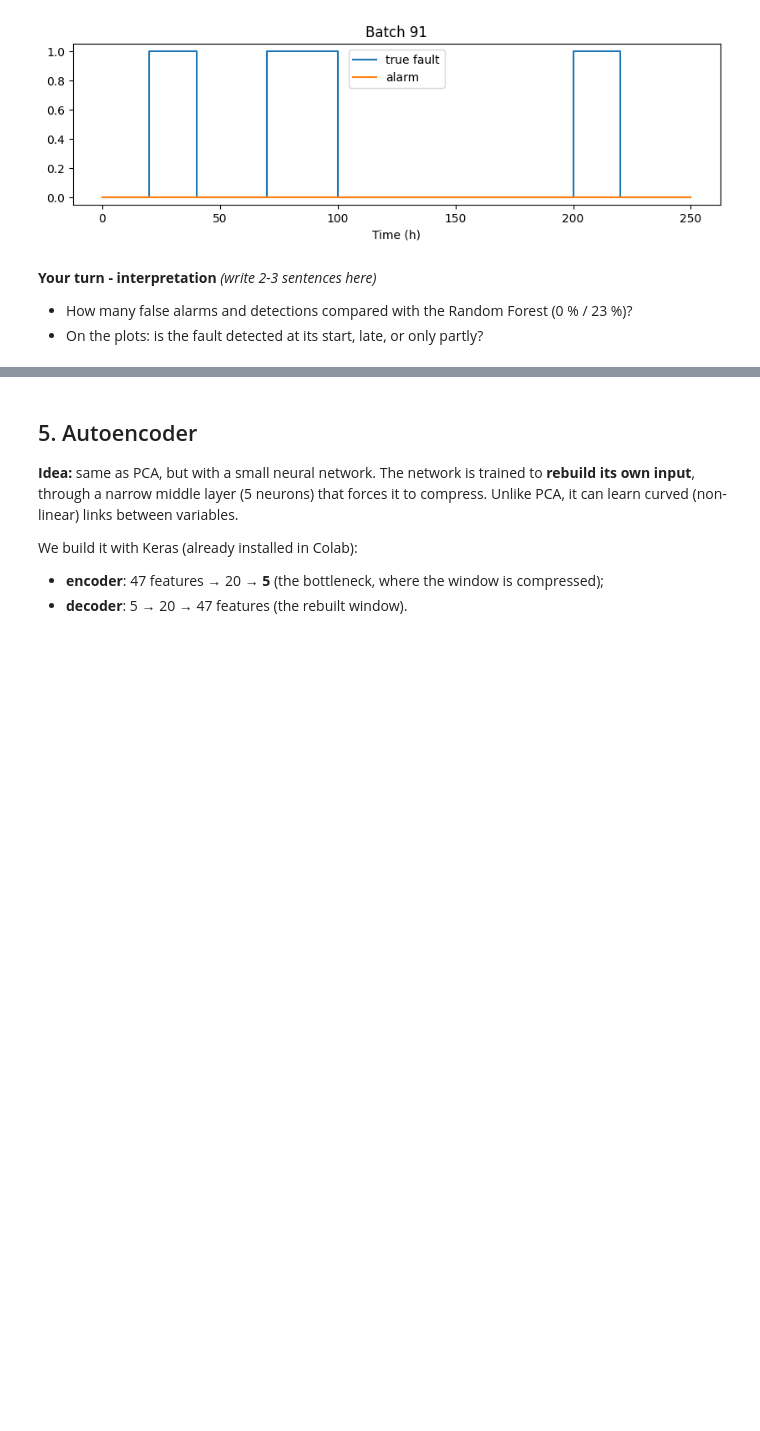
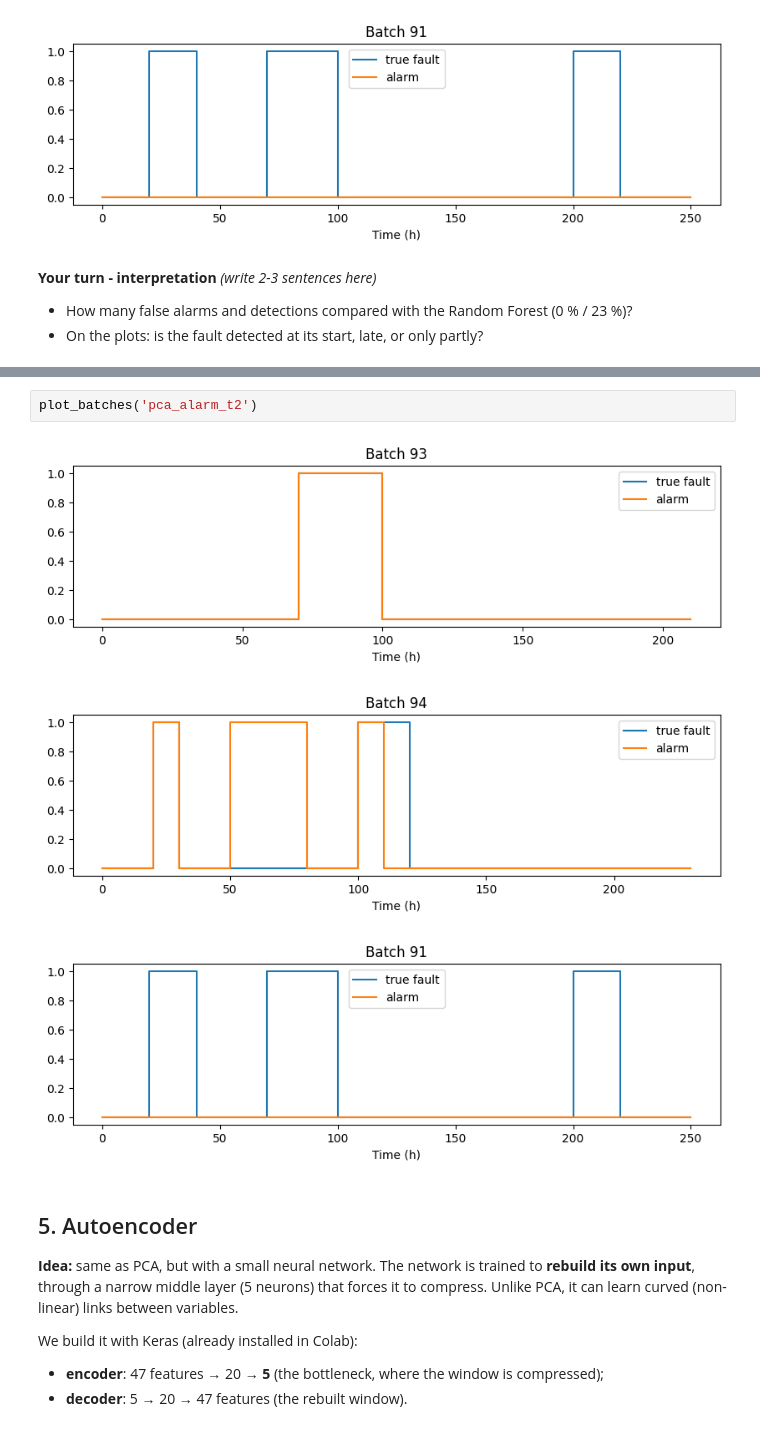
Before and after one commit to AHichem/industrial-anomaly-detection, a Jupyter notebook: notebooks/04_unsupervised_pca_autoencoder.ipynb, the cells around one changed output, grey strips where cells are left out. Saved outputs shown, nothing was run; the diff lists cells and outputs as text; blank space fills up the shorter version.

```diff
--- a/notebooks/04_unsupervised_pca_autoencoder.ipynb
+++ b/notebooks/04_unsupervised_pca_autoencoder.ipynb
@@ -205,3 +220,9 @@ plot_batches('pca_alarm')
+# %%
+plot_batches('pca_alarm_t2')
+# %% [output]
+[figure, added]
+[figure, added]
+[figure, added]
 # %% [markdown]
 ## 5. Autoencoder
 
```
Also changed, not shown: parts of 1 cell of this notebook.
